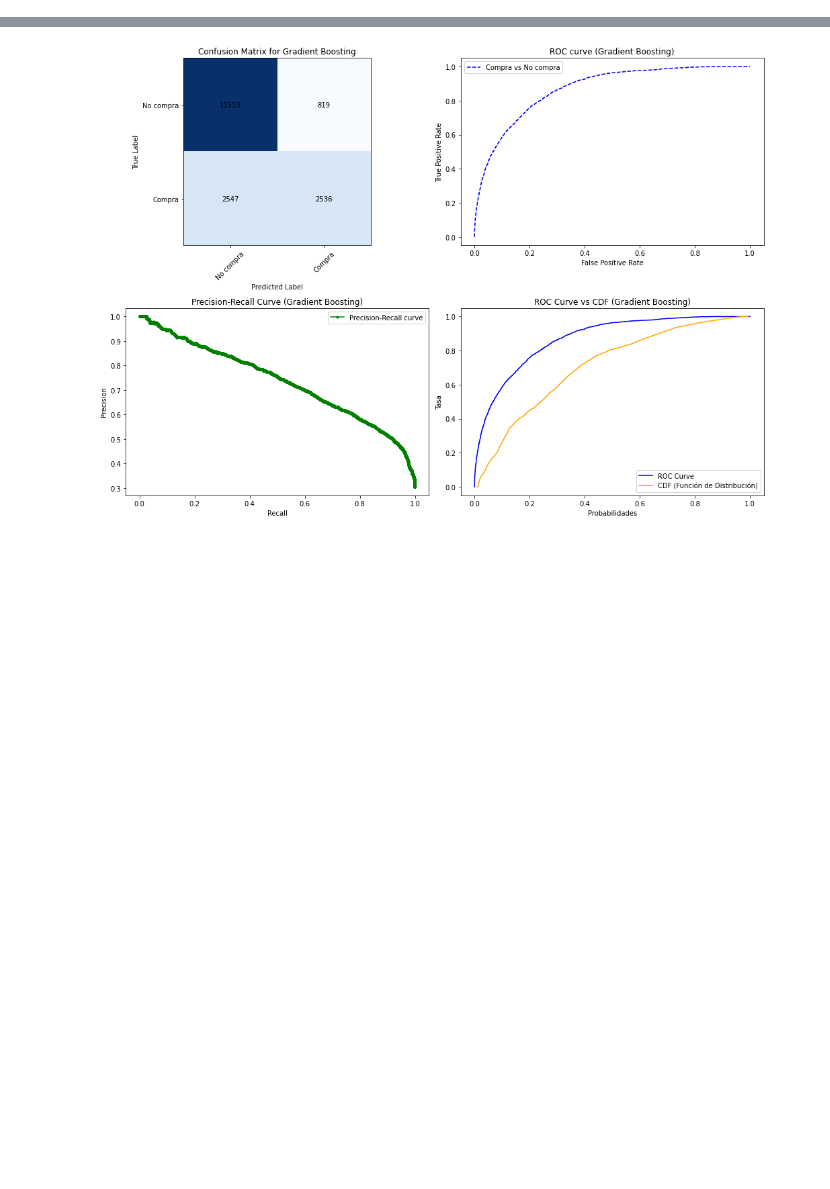
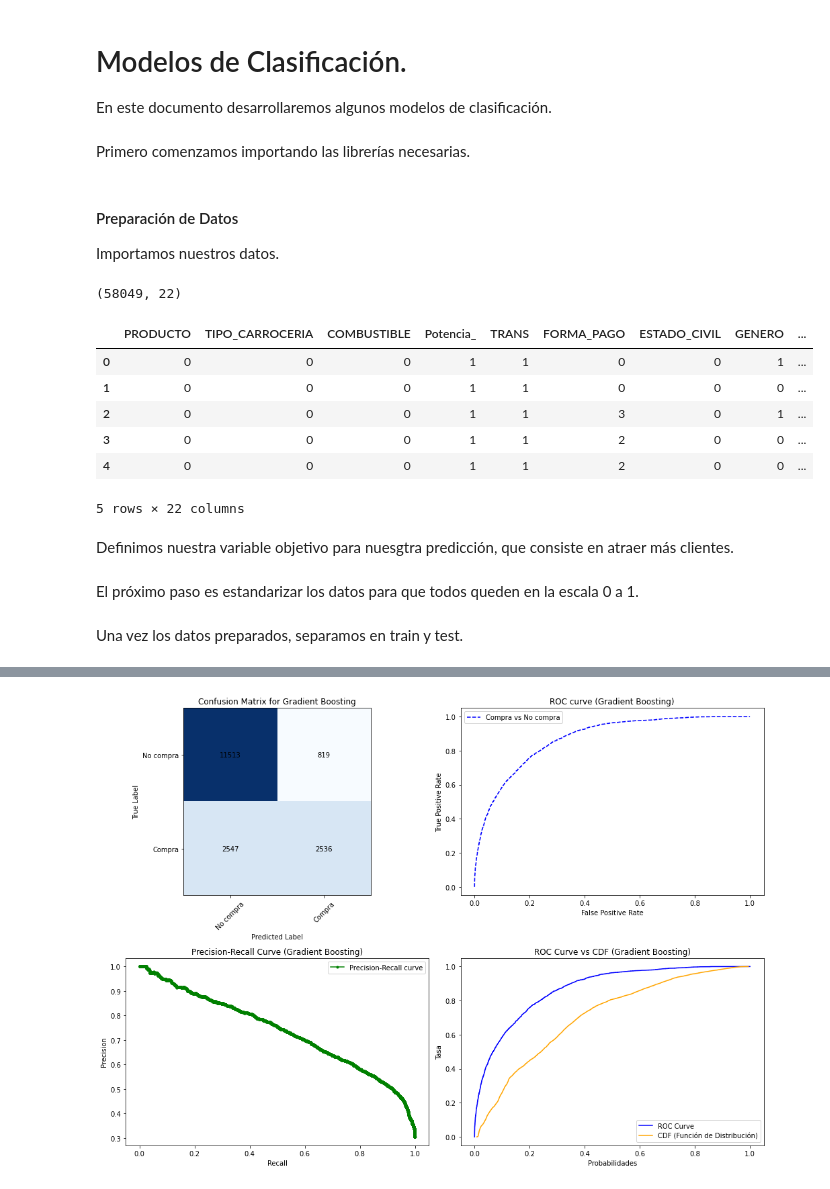
Before and after one commit to lauralardies/caso_practico_1, a Jupyter notebook: Caso Práctico/modelos/modelos.ipynb, the cells around one changed output, grey strips where cells are left out. Saved outputs shown, nothing was run; the diff lists cells and outputs as text; code cells hidden in the pictures; blank space fills up the shorter version.

```diff
--- a/Caso Práctico/modelos/modelos.ipynb
+++ b/Caso Práctico/modelos/modelos.ipynb
@@ -1,3 +1,9 @@
+# %% [markdown]
+# Modelos de Clasificación.
+
+En este documento desarrollaremos algunos modelos de clasificación.
+# %% [markdown]
+Primero comenzamos importando las librerías necesarias.
 # %%
 import pandas as pd
 import numpy as np
@@ -18,7 +23,26 @@ from sklearn.ensemble import RandomForestClassifier, GradientBoostingClassifier
 from xgboost import XGBClassifier
 from sklearn.preprocessing import StandardScaler
 from sklearn.pipeline import Pipeline
+# %% [markdown]
+#### Preparación de Datos
+
+Importamos nuestros datos.
 # %%
-# Cargamos los datos
+# Cargamos los datos.
 car_data = pd.read_csv('../data/car_data_clean.csv', sep=',')
+
+# Mostramos la forma y los primeros registros de nuestro DataFrame.
+print(car_data.shape)
+car_data.head()
+# %% [output]
+(58049, 22)
+|  | PRODUCTO | TIPO_CARROCERIA | COMBUSTIBLE | Potencia_ | TRANS | FORMA_PAGO | ESTADO_CIVIL | GENERO | ... |
+| 0 | 0 | 0 | 0 | 1 | 1 | 0 | 0 | 1 | ... |
+| 1 | 0 | 0 | 0 | 1 | 1 | 0 | 0 | 0 | ... |
+| 2 | 0 | 0 | 0 | 1 | 1 | 3 | 0 | 1 | ... |
+| 3 | 0 | 0 | 0 | 1 | 1 | 2 | 0 | 0 | ... |
+| 4 | 0 | 0 | 0 | 1 | 1 | 2 | 0 | 0 | ... |
+5 rows × 22 columns
+# %% [markdown]
+Definimos nuestra variable objetivo para nuesgtra predicción, que consiste en atraer más clientes.
 # %%
@@ -26,3 +50,5 @@ car_data = pd.read_csv('../data/car_data_clean.csv', sep=',')
 X = car_data.drop(labels=['Mas_1_coche'], axis=1)
 y = car_data['Mas_1_coche']
+# %% [markdown]
+El próximo paso es estandarizar los datos para que todos queden en la escala 0 a 1.
 # %%
@@ -40 +64,3 @@ for col in cols:
+# %% [markdown]
+Una vez los datos preparados, separamos en train y test.
 # %%
```
Also changed, not shown: parts of 18 cells of this notebook.
